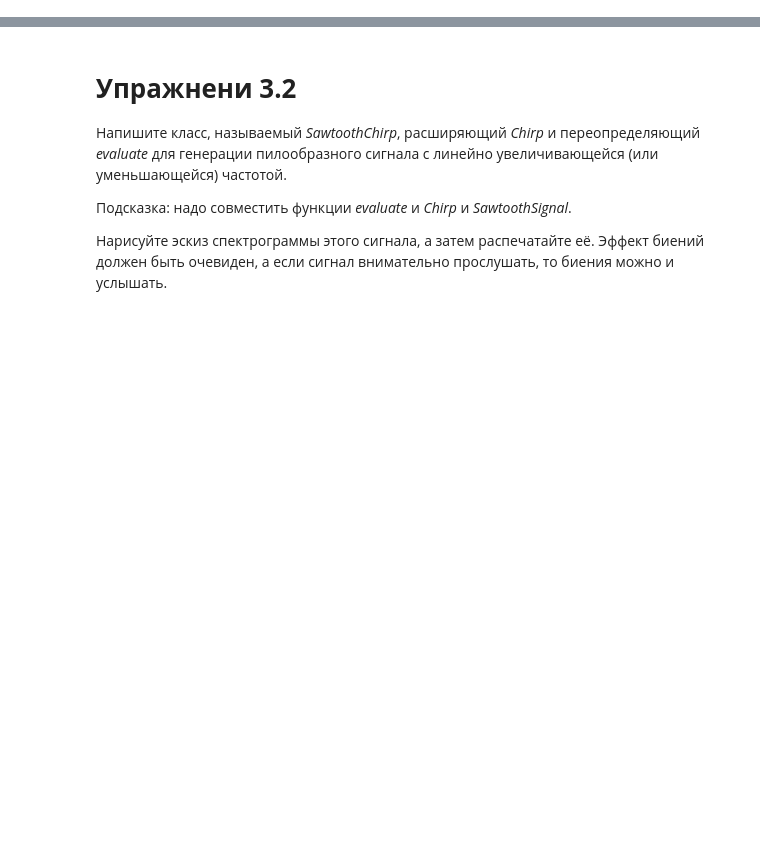
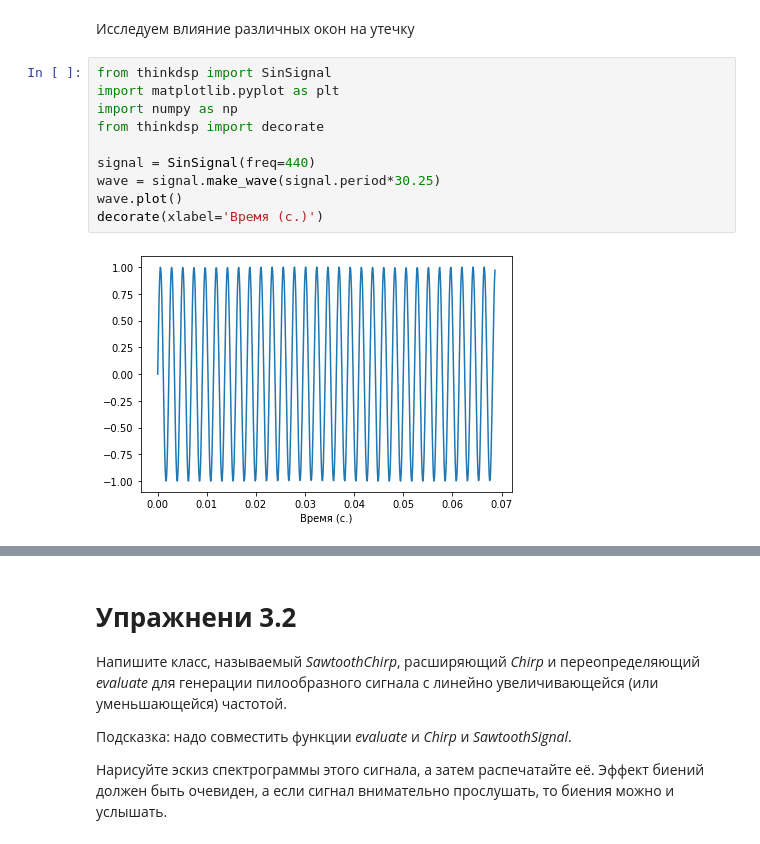
Before and after one commit to DenZhid/TelecommunicationSystemsLabs, a Jupyter notebook: Lab3.ipynb, the cells around one changed output, grey strips where cells are left out. Drawn from its saved outputs; the diff is of its cells as text; blank space fills up the shorter version.

```diff
--- a/Lab3.ipynb
+++ b/Lab3.ipynb
@@ -15,0 +34,14 @@ if not os.path.exists('thinkdsp.py'):
+# %% [markdown]
+Исследуем влияние различных окон на утечку
+# %%
+from thinkdsp import SinSignal
+import matplotlib.pyplot as plt
+import numpy as np
+from thinkdsp import decorate
+
+signal = SinSignal(freq=440)
+wave = signal.make_wave(signal.period*30.25)
+wave.plot()
+decorate(xlabel='Время (с.)')
+# %% [output]
+[figure, added]
```
Also changed, not shown: parts of 10 cells of this notebook.
